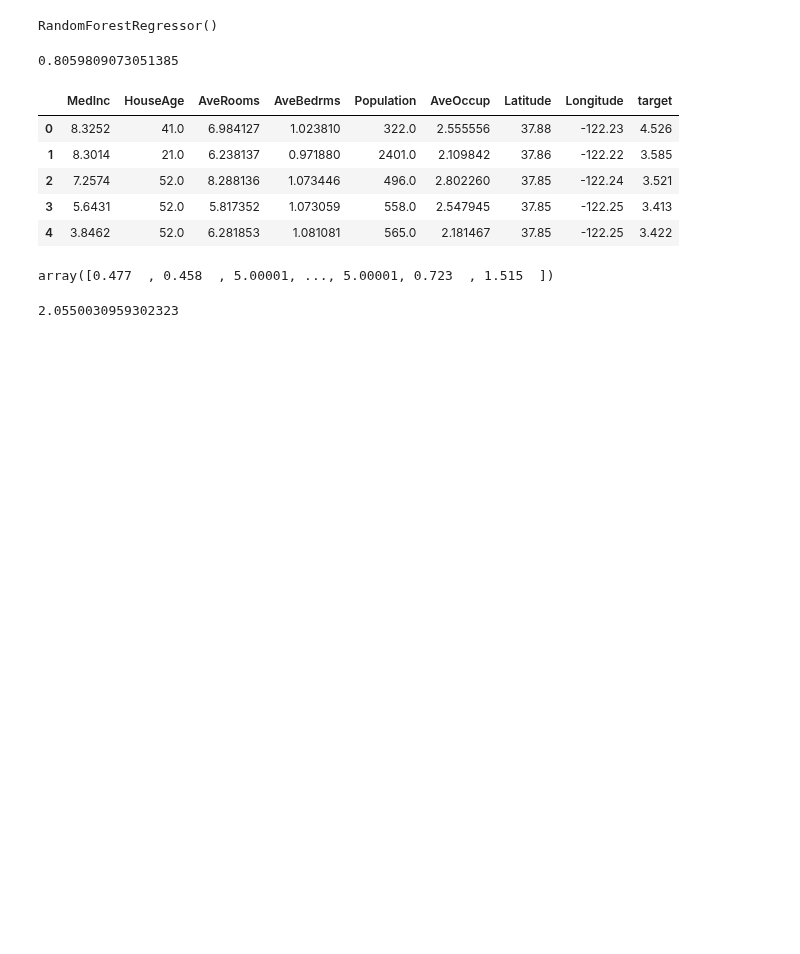
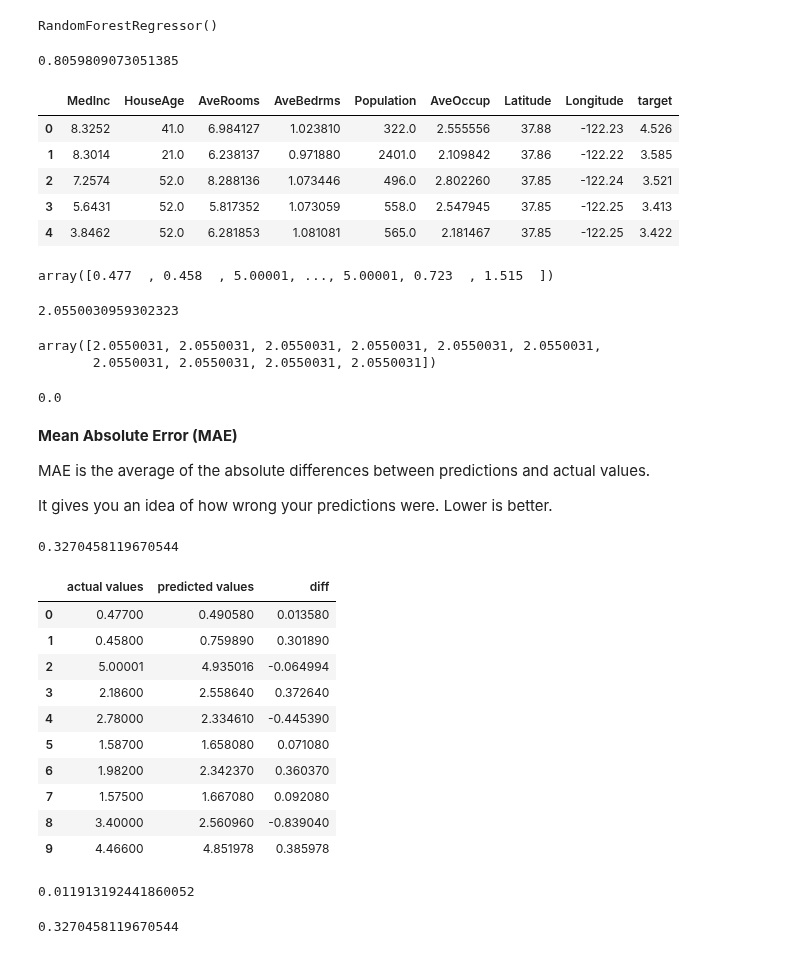
Before and after one commit to judgemongcal/ztm-machine-learning-course, a Jupyter notebook: scikit-learn/introduction-to-scikit-learn.ipynb, the cells around one changed output. Cells and saved outputs as stored; diff of their text form; code cells hidden in the pictures; blank space fills up the shorter version.

```diff
--- a/scikit-learn/introduction-to-scikit-learn.ipynb
+++ b/scikit-learn/introduction-to-scikit-learn.ipynb
@@ -1468,3 +1470,51 @@ from sklearn.metrics import r2_score
 
 # Fill an array with y_test mean
 y_test_mean = np.full(len(y_test), y_test.mean())
+y_test_mean[:10]
+# %% [output]
+array([2.0550031, 2.0550031, 2.0550031, 2.0550031, 2.0550031, 2.0550031,
+       2.0550031, 2.0550031, 2.0550031, 2.0550031])
+# %%
+r2_score(y_true=y_test, y_pred=y_test_mean)
+# %% [output]
+0.0
+# %% [markdown]
+**Mean Absolute Error (MAE)**
+
+MAE is the average of the absolute differences between predictions and actual values.
+
+It gives you an idea of how wrong your predictions were. Lower is better.
+# %%
+# MAE
+from sklearn.metrics import mean_absolute_error
+
+y_preds = model.predict(X_test)
+mae = mean_absolute_error(y_test, y_preds)
+mae
+# %% [output]
+0.3270458119670544
+# %%
+df = pd.DataFrame(data={"actual values": y_test,
+                        "predicted values": y_preds})
+df["diff"] = df["predicted values"] - df["actual values"]
+df.head(10)
+# %% [output]
+|  | actual values | predicted values | diff |
+| 0 | 0.47700 | 0.490580 | 0.013580 |
+| 1 | 0.45800 | 0.759890 | 0.301890 |
+| 2 | 5.00001 | 4.935016 | -0.064994 |
+| 3 | 2.18600 | 2.558640 | 0.372640 |
+| 4 | 2.78000 | 2.334610 | -0.445390 |
+| 5 | 1.58700 | 1.658080 | 0.071080 |
+| 6 | 1.98200 | 2.342370 | 0.360370 |
+| 7 | 1.57500 | 1.667080 | 0.092080 |
+| 8 | 3.40000 | 2.560960 | -0.839040 |
+| 9 | 4.46600 | 4.851978 | 0.385978 |
+# %%
+df["diff"].mean()
+# %% [output]
+0.011913192441860052
+# %%
+np.abs(df["diff"]).mean()
+# %% [output]
+0.3270458119670544
```
Also changed, not shown: parts of 6 cells of this notebook.
